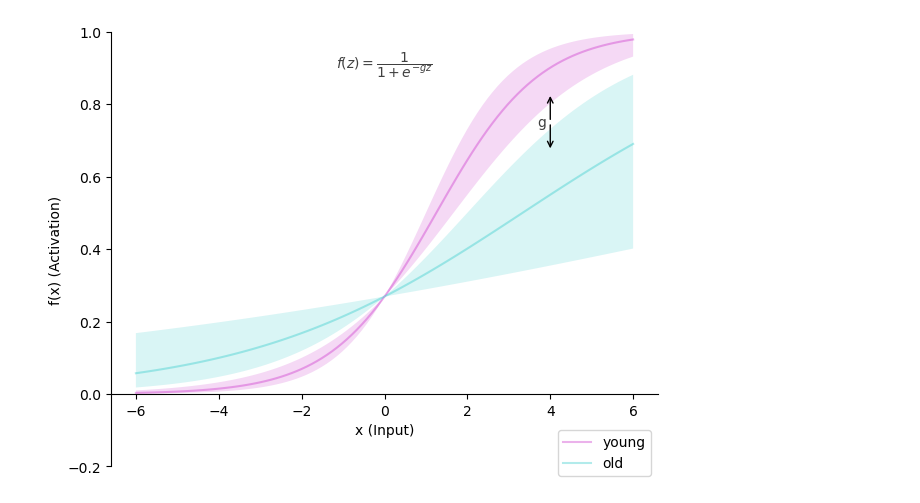
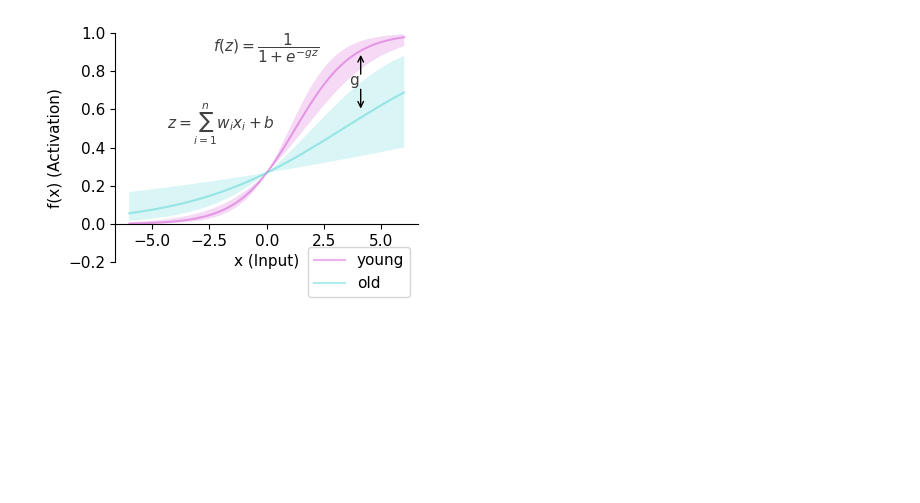
Before and after one commit to christiangoelz/dissertation, a Jupyter notebook: figure_codes/figure1_1.ipynb, the cells around one changed output. Drawn from its saved outputs; the diff is of its cells as text; code cells hidden in the pictures; blank space fills up the shorter version.

Commit message:
add figure dedifferentiation

```diff
--- a/figure_codes/figure1_1.ipynb
+++ b/figure_codes/figure1_1.ipynb
@@ -11,41 +11,43 @@ x = np.linspace(-6, 6, 100)
 
 # Set the slope parameter
 g_old = [0.1, 0.3,0.5]
 g_young = [0.6, 0.8, 1]
 
 # Compute the sigmoid function with the slope parameter
 young_min = sigmoid(x, g_young[0])
 young_mean = sigmoid(x, g_young[1])
 young_max = sigmoid(x, g_young[2])
 old_min = sigmoid(x, g_old[0])
 old_mean = sigmoid(x, g_old[1])
 old_max = sigmoid(x, g_old[2])
 
 # Plot the sigmoid function with the slope parameter
 sigmoid(0, g_young[0])
 
-fig, ax = plt.subplots(tight_layout=True)
+fig, ax = plt.subplots(tight_layout=True,figsize=(4,3))
 ax.plot(x, young_mean, color = 'm', alpha=.3, label='young')
 ax.fill_between(x, young_min, young_max, facecolor='m', alpha = .15, interpolate=True)
 ax.plot(x, old_mean, color = 'c', alpha=.3, label='old')
 ax.fill_between(x, old_min, old_max, facecolor='c', alpha = .15, interpolate=True)
 ax.spines['bottom'].set_position(('data', 0))
 ax.spines['right'].set_color('none')
 ax.spines['top'].set_color('none')
 ax.xaxis.set_ticks_position('bottom')
 ax.yaxis.set_ticks_position('left')
-ax.set_ylabel('f(x) (Activation)')
-ax.set_xlabel('x (Input)')
+ax.set_ylabel('f(x) (Activation)',fontsize=11)
+ax.set_xlabel('x (Input)',fontsize=11)
 ax.set_ylim([-.2,1])
-ax.text(x=0,y=0.9,s=r'$f(z) =  \dfrac{1}{1 + e^{-gz}}$', alpha=.75, horizontalalignment='center')
-ax.text(x=3.8,y=0.75,s='g', alpha=.75, horizontalalignment='center',verticalalignment='center')
-ax.annotate("", xy=(4, 0.83), xytext=(4, 0.75),
+ax.tick_params(axis='both', which='major', labelsize=11)
+ax.text(x=0,y=0.9,s=r'$f(z) =  \dfrac{1}{1 + e^{-gz}}$', alpha=.75, horizontalalignment='center', fontsize=11)
+ax.text(x=-2,y=0.5,s=r'$z=\sum_{i=1}^{n}{w_ix_i+b}$', alpha=.75, horizontalalignment='center',fontsize=11)
+ax.text(x=3.8,y=0.75,s='g', alpha=.75, horizontalalignment='center',verticalalignment='center',fontsize=11)
+ax.annotate("", xy=(4.1, 0.9), xytext=(4.1, 0.77),
             arrowprops=dict(arrowstyle="->"))
-ax.annotate("", xy=(4, 0.67), xytext=(4, 0.75),
+ax.annotate("", xy=(4.1, 0.59), xytext=(4.1, 0.72),
             arrowprops=dict(arrowstyle="->"))
-ax.legend(loc='upper right', bbox_to_anchor=(1, 0.1))
+ax.legend(loc='upper right', bbox_to_anchor=(1, 0.1),fontsize=11)
 fig.savefig('../figures/dedifferentiation1.svg')
 # %% [output]
-[figure, old version]
+[figure, new version]
 # %%
 x = np.linspace(-10, 10, 100)
```
Also changed, not shown: parts of 2 cells of this notebook, 5 other files.
